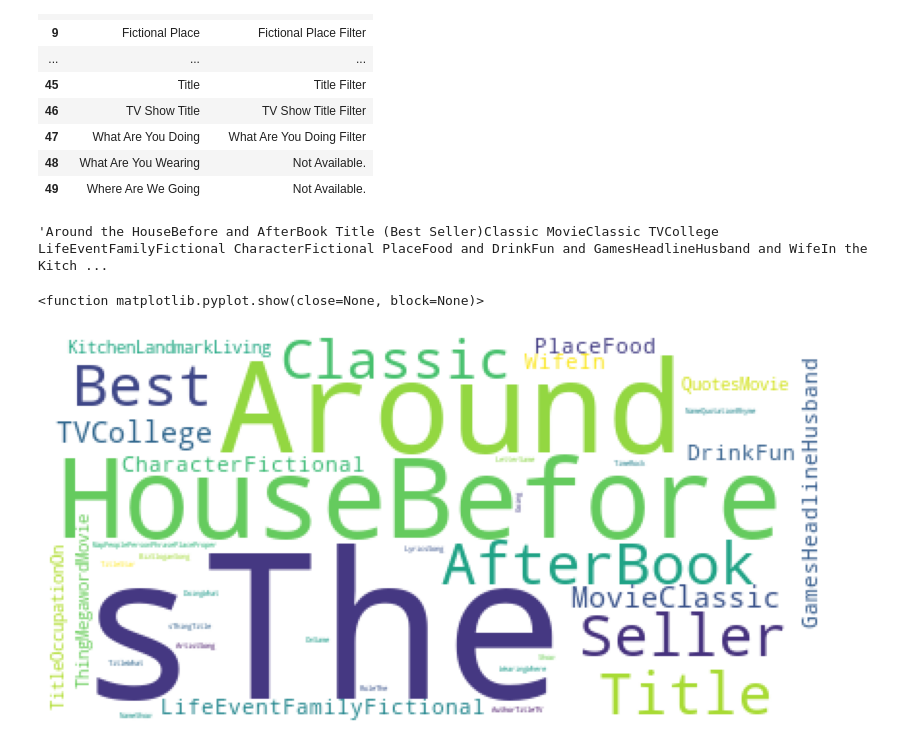
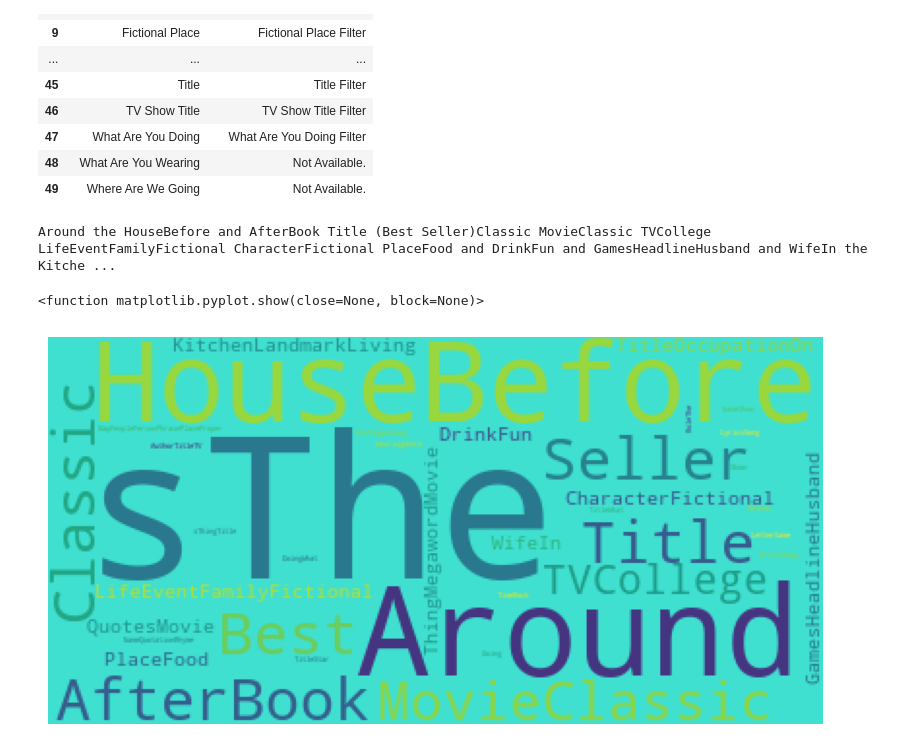
Before and after one commit to anitajn86/DATA-MINING-AND-ANALYTICS, a Jupyter notebook: Mining/Webscrapping.ipynb, the cells around one changed output. Saved outputs shown, nothing was run; the diff lists cells and outputs as text; code cells hidden in the pictures.

```diff
--- a/Mining/Webscrapping.ipynb
+++ b/Mining/Webscrapping.ipynb
@@ -130,15 +130,15 @@ df.to_csv("wheeloffortuneanswer.csv, index=False")
 #generating a wordcloud for a single column
 ##first convert the columns to text
 text="".join(df["Category(Full Answer)"])
-text
+print(text)
 # %% [output]
-'Around the HouseBefore and AfterBook Title (Best Seller)Classic MovieClassic TVCollege LifeEventFamilyFictional CharacterFictional PlaceFood and DrinkFun and GamesHeadlineHusband and WifeIn the Kitch ...
+Around the HouseBefore and AfterBook Title (Best Seller)Classic MovieClassic TVCollege LifeEventFamilyFictional CharacterFictional PlaceFood and DrinkFun and GamesHeadlineHusband and WifeIn the Kitche ...
 # %%
-wordcloud=WordCloud(background_color='white').generate(text)
+wordcloud=WordCloud(background_color='turquoise').generate(text)
 plt.figure(figsize=(10,10))
 plt.imshow(wordcloud)
 plt.axis('off')
 plt.show
 # %% [output]
 <function matplotlib.pyplot.show(close=None, block=None)>
-[figure, old version]
+[figure, new version]
```
Also changed, not shown: 2 other files.
